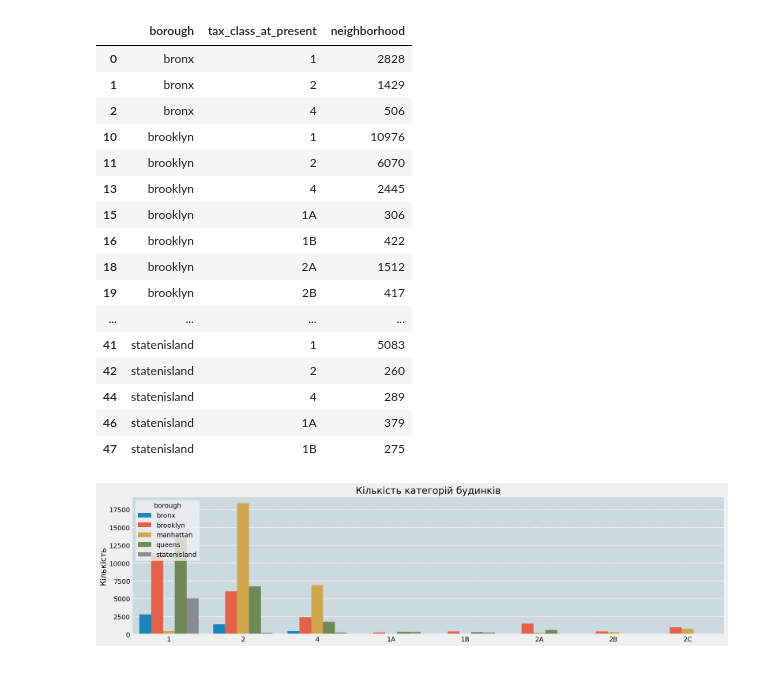
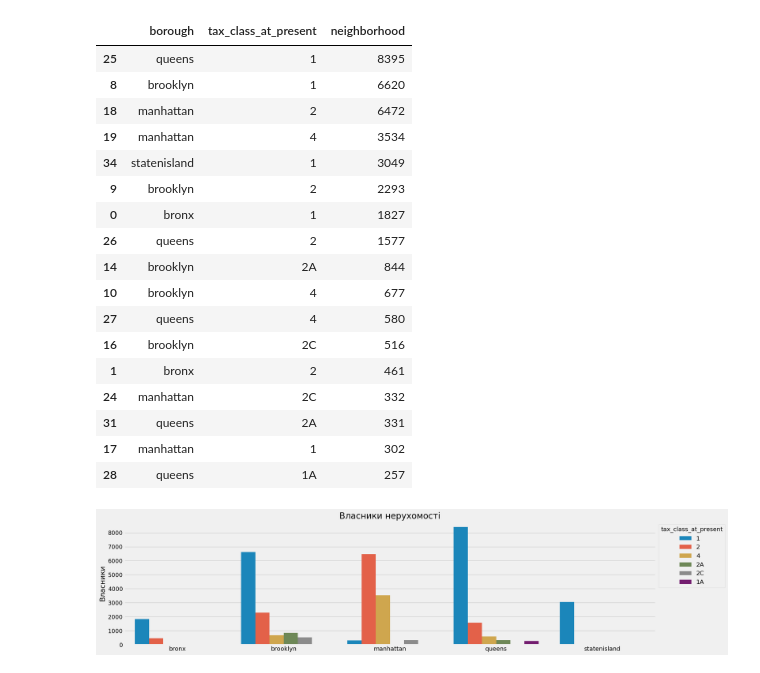
Before and after one commit to HarlamovGarik/dsml, a Jupyter notebook: Lab2/main.ipynb, the cells around one changed output. Cells and saved outputs as stored; diff of their text form; code cells hidden in the pictures.

```diff
--- a/Lab2/main.ipynb
+++ b/Lab2/main.ipynb
@@ -27,10 +1,14 @@ data_building_class = filter_data.groupby(["building_class_at_present"]).count()
 # %%
 import re
 import os
-
+import pandas as pd
+import seaborn as sns
+from matplotlib import pyplot as plt
+import matplotlib
+matplotlib.style.use('fivethirtyeight')
 DIR_PATH = "dataset/rollingsales/"
 datas = []
-CLEAN =["apart_ment_number","zip_code","block","lot","ease_ment","address","residential_units","commercial_units", "total_units",]
+CLEAN =["apart_ment_number","zip_code","block","lot","ease_ment","address","residential_units","commercial_units"]
 def find_path(value: str):
     return re.search("(?<=_)(.*?)(?=\.)", value).group(0)
 
@@ -53,11 +31,15 @@ for path in os.listdir(DIR_PATH):
                     data.columns]
     data.borough = borough_name
     purified_data = data.drop(CLEAN,axis=1)
-    filtered_data = purified_data[(purified_data.sale_price != None) & (purified_data.sale_date != None)]
-    datas.append(filtered_data)
+    filtered_data = purified_data[(purified_data.total_units >0) & (purified_data.land_square_feet > 0)]
+    filtered_data['quantile'] = pd.qcut(filtered_data.sale_price, 10, labels=False, duplicates='drop')
+    good = filtered_data[(filtered_data['quantile'] > 0) & (filtered_data['quantile'] < 10)]
+    datas.append(good)
 
 datas = pd.concat(datas)
 datas.insert(3, "type_building", [build_type_category(category) for category in datas.building_class_category.to_list()])
 datas.insert(len(datas.columns)-1, "quarter_group", [str(value.quarter) + "-quarter" for value in datas.sale_date.to_list()])
+datas['price_per_feet'] = datas.sale_price / datas.land_square_feet
+datas = datas[datas['price_per_feet'] > 0]
 datas
 # %% [output]
@@ -192,33 +168,32 @@ group_by_type_building.loc[:,["borough","building_class_at_present","neighborhoo
 # %%
 group_by_tax_class = datas.groupby(["borough","tax_class_at_present"], as_index=False).count()
 group_by_tax_class = group_by_tax_class[group_by_tax_class.neighborhood > 250]
 fig, ax=plt.subplots(figsize=(20,5))
 sns.barplot(data=group_by_tax_class,
-                x=group_by_tax_class.tax_class_at_present,
+                x=group_by_tax_class.borough,
                 y=group_by_tax_class.sale_price,
-                hue=group_by_tax_class.borough,
+                hue=group_by_tax_class.tax_class_at_present,
                 zorder=2)
-ax.grid('on', which='both', axis='y',
-        color="white",linestyle="dashed",linewidth=1.2,zorder=1)
-ax.set(title="Кількість категорій будинків", xlabel="", ylabel="Кількість")
-ax.set_facecolor("#ccd9de")
-group_by_tax_class.loc[:,["borough","tax_class_at_present","neighborhood"]].sort_values(["borough"])
+ax.set(title="Власники нерухомості", xlabel="", ylabel="Власники")
+sns.move_legend(ax, "upper left", bbox_to_anchor=(1, 1))
+group_by_tax_class.loc[:,["borough","tax_class_at_present","neighborhood"]].sort_values(["neighborhood","borough"],ascending=False)
 # %% [output]
 |  | borough | tax_class_at_present | neighborhood |
-| 0 | bronx | 1 | 2828 |
-| 1 | bronx | 2 | 1429 |
-| 2 | bronx | 4 | 506 |
-| 10 | brooklyn | 1 | 10976 |
-| 11 | brooklyn | 2 | 6070 |
-| 13 | brooklyn | 4 | 2445 |
-| 15 | brooklyn | 1A | 306 |
-| 16 | brooklyn | 1B | 422 |
-| 18 | brooklyn | 2A | 1512 |
-| 19 | brooklyn | 2B | 417 |
-| ... | ... | ... | ... |
-| 41 | statenisland | 1 | 5083 |
-| 42 | statenisland | 2 | 260 |
-| 44 | statenisland | 4 | 289 |
-| 46 | statenisland | 1A | 379 |
-| 47 | statenisland | 1B | 275 |
+| 25 | queens | 1 | 8395 |
+| 8 | brooklyn | 1 | 6620 |
+| 18 | manhattan | 2 | 6472 |
+| 19 | manhattan | 4 | 3534 |
+| 34 | statenisland | 1 | 3049 |
+| 9 | brooklyn | 2 | 2293 |
+| 0 | bronx | 1 | 1827 |
+| 26 | queens | 2 | 1577 |
+| 14 | brooklyn | 2A | 844 |
+| 10 | brooklyn | 4 | 677 |
+| 27 | queens | 4 | 580 |
+| 16 | brooklyn | 2C | 516 |
+| 1 | bronx | 2 | 461 |
+| 24 | manhattan | 2C | 332 |
+| 31 | queens | 2A | 331 |
+| 17 | manhattan | 1 | 302 |
+| 28 | queens | 1A | 257 |
-[figure, old version]
+[figure, new version]
```
Also changed, not shown: parts of 10 cells of this notebook, 1 other file.
